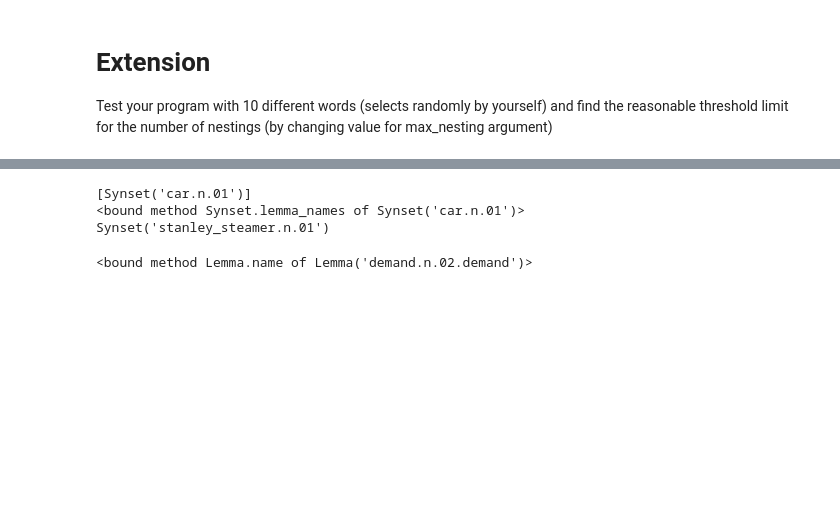
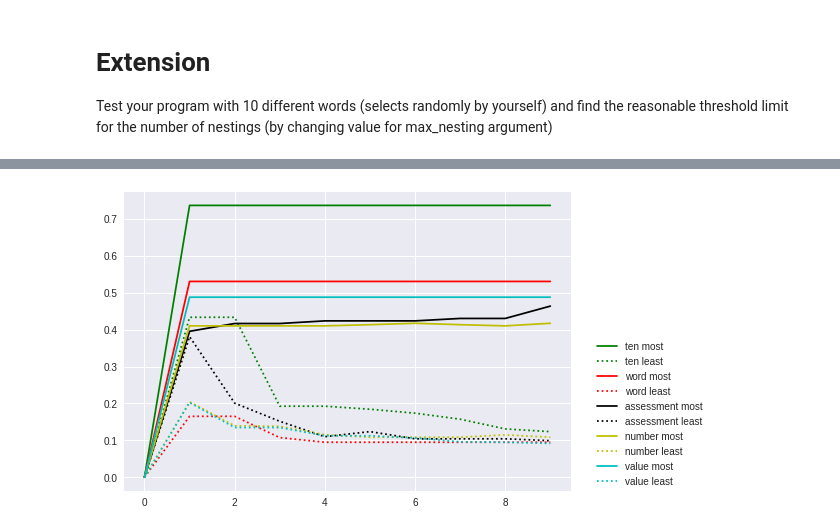
Before and after one commit to LGNRoy/NLP-Lab, a Jupyter notebook: Copy_of_Lab01.ipynb, the cells around one changed output, grey strips where cells are left out. Saved outputs shown, nothing was run; the diff lists cells and outputs as text; code cells hidden in the pictures; blank space fills up the shorter version.

```diff
--- a/Copy_of_Lab01.ipynb
+++ b/Copy_of_Lab01.ipynb
@@ -586,17 +460,0 @@ The max nesting is: 10
-# %%
-# 查找指定词汇的同义词
-print(wn.synsets('motorcar'))
-print(wn.synset('car.n.01').lemma_names)
-motorcar = wn.synset('car.n.01')
-types_of_motorcar = motorcar.hyponyms()
-print(types_of_motorcar[26])
-#  'method' object is not iterable
-# print([lemma.name for synset in types_of_motorcar for lemma in synset.lemmas])
-
-# 反义词
-wn.lemma('supply.n.02.supply').antonyms()[0].name
-# %% [output]
-[Synset('car.n.01')]
-<bound method Synset.lemma_names of Synset('car.n.01')>
-Synset('stanley_steamer.n.01')
-<bound method Lemma.name of Lemma('demand.n.02.demand')>
@@ -602,0 +475,47 @@ Synset('stanley_steamer.n.01')
+# %%
+import random
+colors =  ['g', 'm', 'b', 'c', 'r', 'k', 'y']
+forms = ['-','--','-.',':']
+
+def random_format():
+  color = colors[random.randint(0, len(colors)-1)]
+  return [color+'-', color+':']
+# %%
+# This is an extension task. You do not need to submit this task for your assessment.
+import numpy as np
+import pandas as pd
+import matplotlib.pyplot as plt
+
+max_nesting = 10
+# words = ["test", "program", "ten", "different", "word", "assessment", "limit", "number", "nesting", "value"]
+words = ["ten", "word", "assessment", "number", "value"]
+
+print("The length of word list is:", len(words))
+
+result = {}
+for word in words:
+  result[word] = []
+
+for nest in range(0, max_nesting):
+#   if nest%10 == 9:
+  print(nest)
+
+  for word in words:
+    similar_words = find_similar_words(word, nest)
+    result[word].append([nest, similarity(word, similar_words["least"]), similarity(word, similar_words["most"])])
+
+print('end')
+# %%
+words = ["ten", "word", "assessment", "number", "value"]
+for word in words:
+  table1 = pd.DataFrame(result[word])
+  table1.columns = ['nest','least','most']
+  form = random_format()
+
+  plt.plot(table1['nest'], table1['most'], form[0], label=word + ' most')
+  plt.plot(table1['nest'], table1['least'], form[1], label=word + ' least')
+
+plt.legend(bbox_to_anchor=(1.05, 0), loc=3, borderaxespad=0)
+plt.show()
+# %% [output]
+[figure, added]
```
Also changed, not shown: parts of 13 cells of this notebook, 1 other file.
